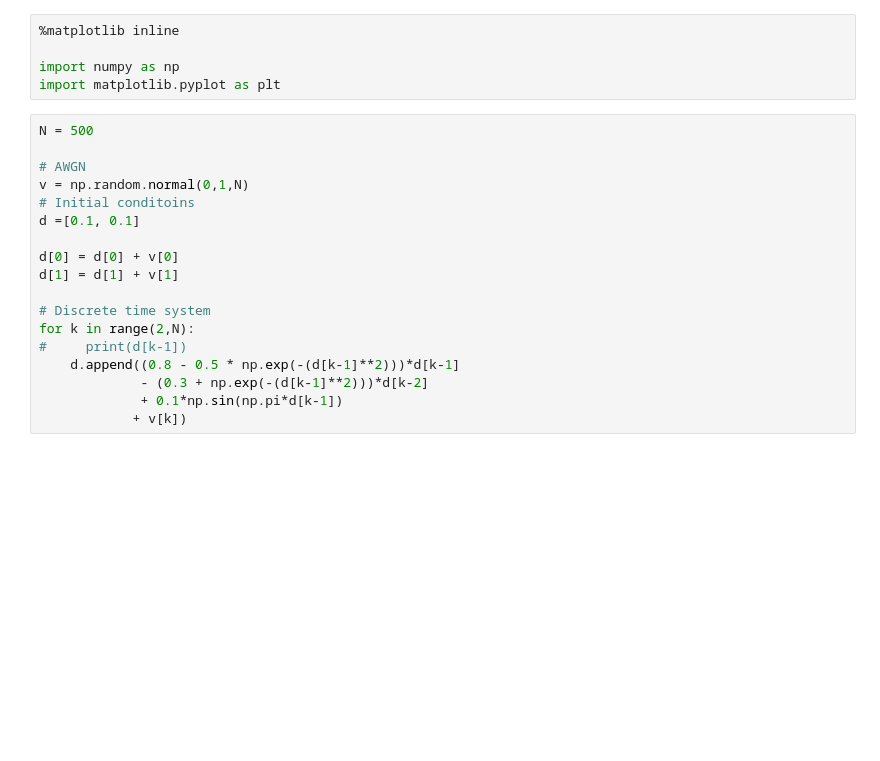
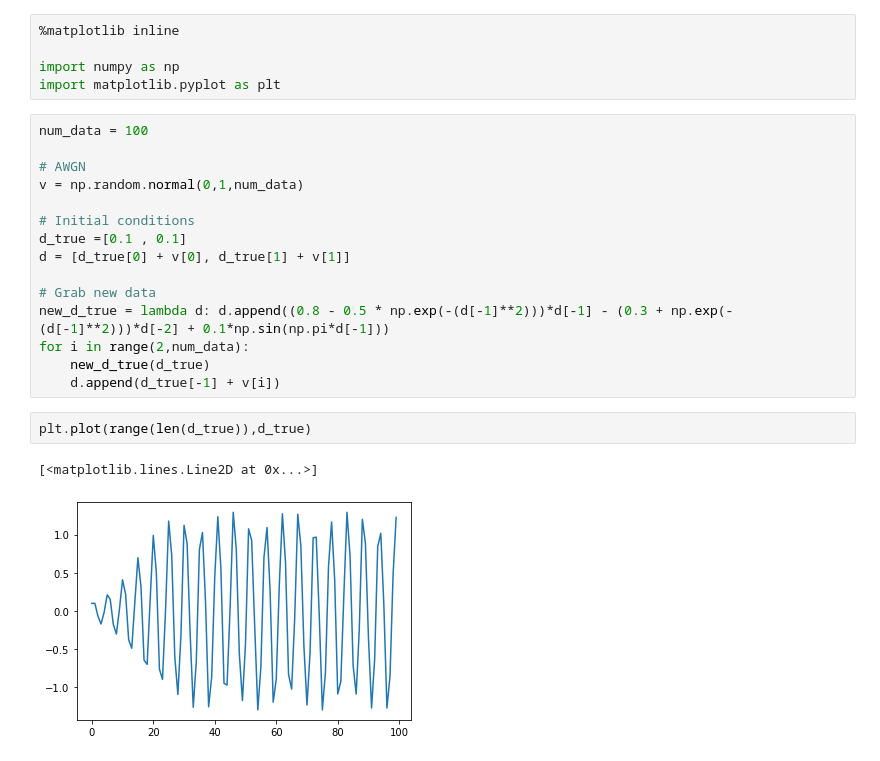
Before and after one commit to cjfelixx/machine-learning-graduate-research, a Jupyter notebook: KernelRecursiveLeastSquares/kernelLeastSquares.ipynb, the cells around one changed output. Saved outputs shown, nothing was run; the diff lists cells and outputs as text; blank space fills up the shorter version.

```diff
--- a/KernelRecursiveLeastSquares/kernelLeastSquares.ipynb
+++ b/KernelRecursiveLeastSquares/kernelLeastSquares.ipynb
@@ -8,21 +8,23 @@ Example: Time series prediction
 import numpy as np
 import matplotlib.pyplot as plt
 # %%
-N = 500
+num_data = 100
 
 # AWGN
-v = np.random.normal(0,1,N)
-# Initial conditoins
-d =[0.1, 0.1]
+v = np.random.normal(0,1,num_data)
 
-d[0] = d[0] + v[0]
-d[1] = d[1] + v[1]
+# Initial conditions
+d_true =[0.1 , 0.1]
+d = [d_true[0] + v[0], d_true[1] + v[1]]
 
-# Discrete time system
-for k in range(2,N):
-#     print(d[k-1])
-    d.append((0.8 - 0.5 * np.exp(-(d[k-1]**2)))*d[k-1]
-             - (0.3 + np.exp(-(d[k-1]**2)))*d[k-2]
-             + 0.1*np.sin(np.pi*d[k-1])
-            + v[k])
+# Grab new data
+new_d_true = lambda d: d.append((0.8 - 0.5 * np.exp(-(d[-1]**2)))*d[-1] - (0.3 + np.exp(-(d[-1]**2)))*d[-2] + 0.1*np.sin(np.pi*d[-1]))
+for i in range(2,num_data):
+    new_d_true(d_true)
+    d.append(d_true[-1] + v[i])
+# %%
+plt.plot(range(len(d_true)),d_true)
+# %% [output]
+[<matplotlib.lines.Line2D at 0x...>]
+[figure, added]
 # %%
```
Also changed, not shown: parts of 6 cells of this notebook, 1 other file.
